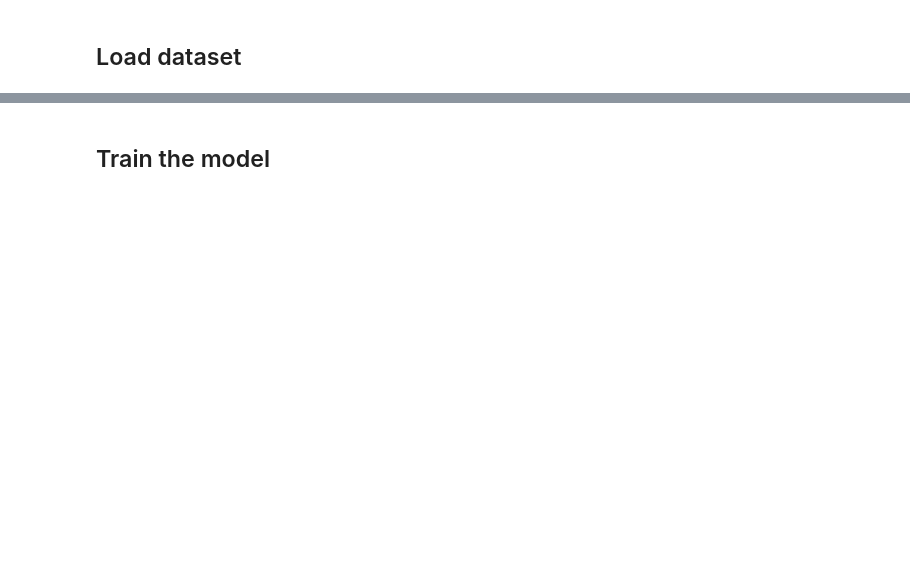
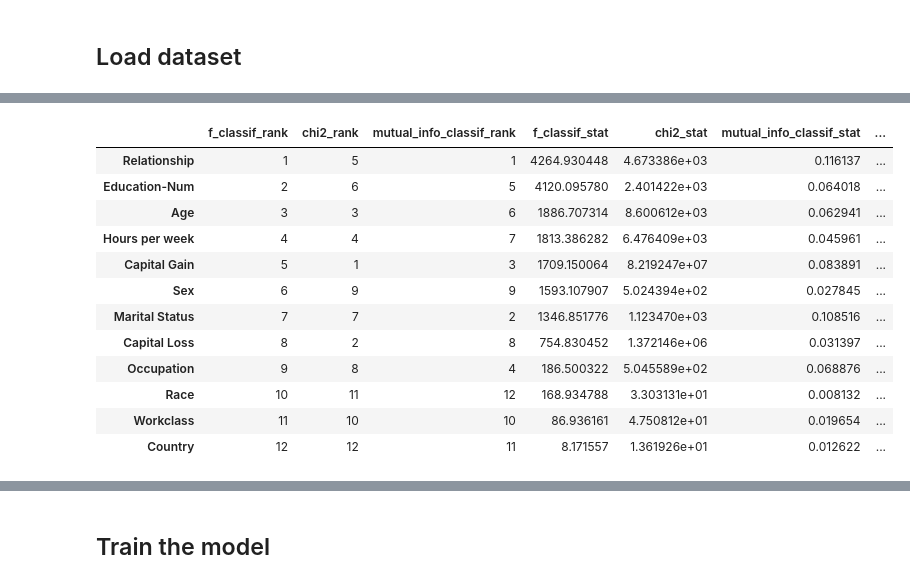
Before and after one commit to TomerRonen34/playground, a Jupyter notebook: feature_selection/feature_selection.ipynb, the cells around one changed output, grey strips where cells are left out. Saved outputs shown, nothing was run; the diff lists cells and outputs as text; code cells hidden in the pictures; blank space fills up the shorter version.

Commit message:
comparison between methods & xgboost-based method of feature selection

```diff
--- a/feature_selection/feature_selection.ipynb
+++ b/feature_selection/feature_selection.ipynb
@@ -30,0 +35,84 @@ d_test = xgboost.DMatrix(X_test, label=y_test)
+# %%
+from sklearn.feature_selection import chi2, f_classif, mutual_info_classif
+
+
+def calculate_multiple_feature_statistics(X, y):
+    importance_df_list = []
+    for stat_func in [f_classif, chi2, mutual_info_classif]:
+        _importance_df = calculate_feature_statistics(stat_func, X, y)
+        _importance_df = add_prefix_to_df_columns(_importance_df, stat_func.__name__)
+        importance_df_list.append(_importance_df)
+
+    importance_df = pd.concat(importance_df_list, axis="columns", sort=False)
+    importance_df = order_df_columns_by_type(importance_df, columns_types=["rank", "stat", "p_values"])
+
+    return importance_df
+
+
+def calculate_feature_statistics(stat_func, X, y):
+    feature_names = tuple(X.columns)
+
+    stat_results = stat_func(X, y)
+
+    p_values = None
+    if isinstance(stat_results, tuple) and len(stat_results) == 2:
+        importance_statistic, p_values = stat_results
+    else:
+        importance_statistic = stat_results
+
+    importance_df = organize_feature_importances(importance_statistic, feature_names)
+
+    if p_values is not None:
+        importance_df = append_p_values(importance_df, p_values)
+
+    return importance_df
+
+
+def organize_feature_importances(statistic, feature_names):
+    stat_column = "stat"
+    df = pd.DataFrame(zip(feature_names, statistic), columns=["feature_name", stat_column])
+    df = df.sort_values(by=stat_column, ascending=False)
+    df = df.set_index("feature_name")
+    df["rank"] = range(1, len(df) + 1)
+    return df
+
+
+def append_p_values(importance_df, p_values):
+    importance_df = importance_df.copy()
+    importance_df["p_values"] = p_values
+    return importance_df
+
+
+def order_df_columns_by_type(df, columns_types):
+    columns = pd.Series(df.columns)
+    ordered_columns = []
+    for columns_type in columns_types:
+        curr_columns = columns[columns.str.contains(columns_type)].tolist()
+        ordered_columns.extend(curr_columns)
+    df = df[ordered_columns]
+    return df
+
+
+def add_prefix_to_df_columns(df, prefix):
+    df = df.copy()
+    prefixed_columns = [prefix + '_' + col for col in df.columns]
+    df.columns = prefixed_columns
+    return df
+
+
+importance_df = calculate_multiple_feature_statistics(X, y)
+importance_df
+# %% [output]
+|  | f_classif_rank | chi2_rank | mutual_info_classif_rank | f_classif_stat | chi2_stat | mutual_info_classif_stat | ... |
+| Relationship | 1 | 5 | 1 | 4264.930448 | 4.673386e+03 | 0.116137 | ... |
+| Education-Num | 2 | 6 | 5 | 4120.095780 | 2.401422e+03 | 0.064018 | ... |
+| Age | 3 | 3 | 6 | 1886.707314 | 8.600612e+03 | 0.062941 | ... |
+| Hours per week | 4 | 4 | 7 | 1813.386282 | 6.476409e+03 | 0.045961 | ... |
+| Capital Gain | 5 | 1 | 3 | 1709.150064 | 8.219247e+07 | 0.083891 | ... |
+| Sex | 6 | 9 | 9 | 1593.107907 | 5.024394e+02 | 0.027845 | ... |
+| Marital Status | 7 | 7 | 2 | 1346.851776 | 1.123470e+03 | 0.108516 | ... |
+| Capital Loss | 8 | 2 | 8 | 754.830452 | 1.372146e+06 | 0.031397 | ... |
+| Occupation | 9 | 8 | 4 | 186.500322 | 5.045589e+02 | 0.068876 | ... |
+| Race | 10 | 11 | 12 | 168.934788 | 3.303131e+01 | 0.008132 | ... |
+| Workclass | 11 | 10 | 10 | 86.936161 | 4.750812e+01 | 0.019654 | ... |
+| Country | 12 | 12 | 11 | 8.171557 | 1.361926e+01 | 0.012622 | ... |
```
Also changed, not shown: parts of 12 cells of this notebook, 1 other file.
